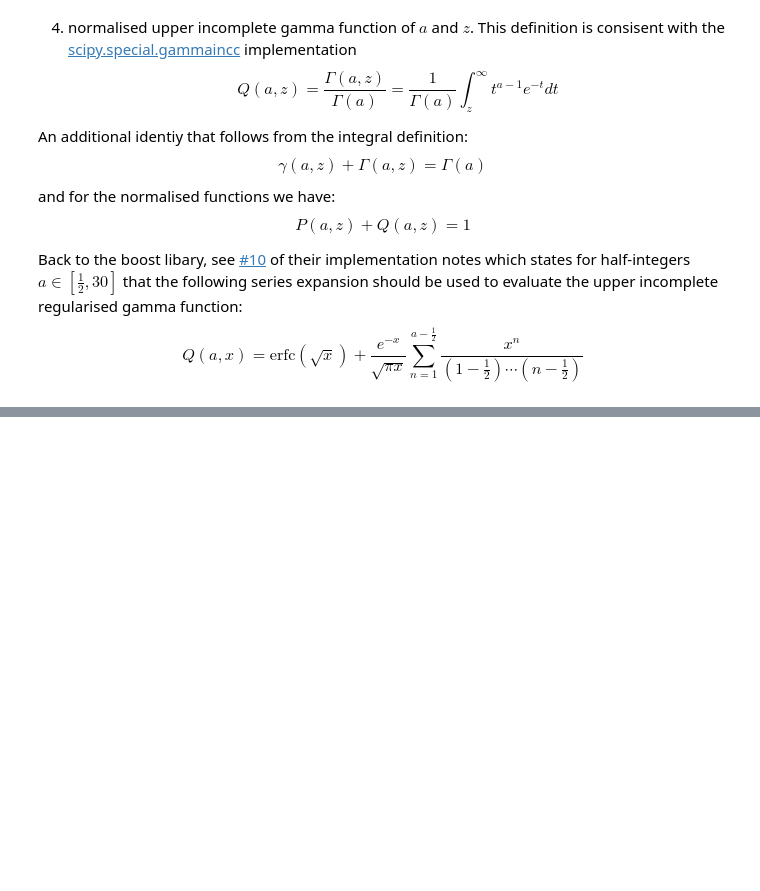
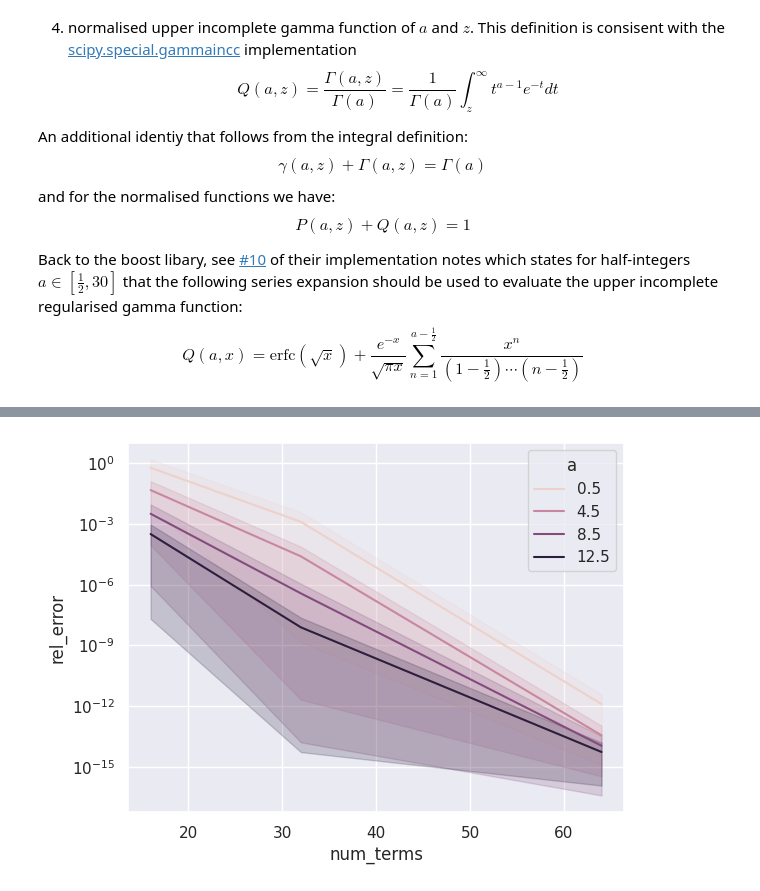
Before and after one commit to graphcore-research/pyscf-ipu, a Jupyter notebook: notebooks/gammanu.ipynb, the cells around one changed output, grey strips where cells are left out. Saved outputs shown, nothing was run; the diff lists cells and outputs as text; code cells hidden in the pictures; blank space fills up the shorter version.

```diff
--- a/notebooks/gammanu.ipynb
+++ b/notebooks/gammanu.ipynb
@@ -207,7 +207,7 @@ def g(a, x):
 
     return (1 - q) * gamma(a)
 
-def gv(a, x, amax=20):
+def gv(a, x, amax=30):
     from scipy.special import erfc, gamma
 
     n = np.arange(1, amax+1)
@@ -227,6 +227,8 @@ def pq(a, x):
 
     return gamm_inc(a, x)
 
-x = 1e-10
+x = 1.0
 for a in range(20):
-    print(pq(a+0.5, x) - gv(a+0.5, x))
+    abs_error = np.abs(og(a+0.5, x) - g(a+0.5, x))
+    rel_error = abs_error / og(a+0.5, x)
+    print(abs_error, rel_error)
@@ -232,0 +322,18 @@ for a in range(20):
+# %%
+import pandas as pd
+
+A = np.arange(0, 16, 4) + 0.5
+Z = np.linspace(0, 20, 5)
+N = np.array([16, 32, 64])
+
+vals = np.meshgrid(A, Z, N)
+A, Z, N = [t.reshape(-1) for t in vals]
+
+actual = np.vectorize(gammaincln)(A, Z, N)
+expect = reference_scipy(A, np.maximum(Z, 1e-10))
+
+df = pd.DataFrame({"a": A, "z": Z, "num_terms": N, "actual": actual, "expect": expect})
+df["rel_error"] = np.abs((df.actual - df.expect) / df.expect)
+df["abs_error"] = np.abs(df.actual - df.expect)
+
+df.head()
@@ -232,0 +347,8 @@ for a in range(20):
+# %%
+import seaborn as sns
+sns.set_theme()
+
+sns.lineplot(data=df, x="num_terms", y="rel_error", hue="a")
+plt.yscale("log")
+# %% [output]
+[figure, added]
```
Also changed, not shown: parts of 6 cells of this notebook.
